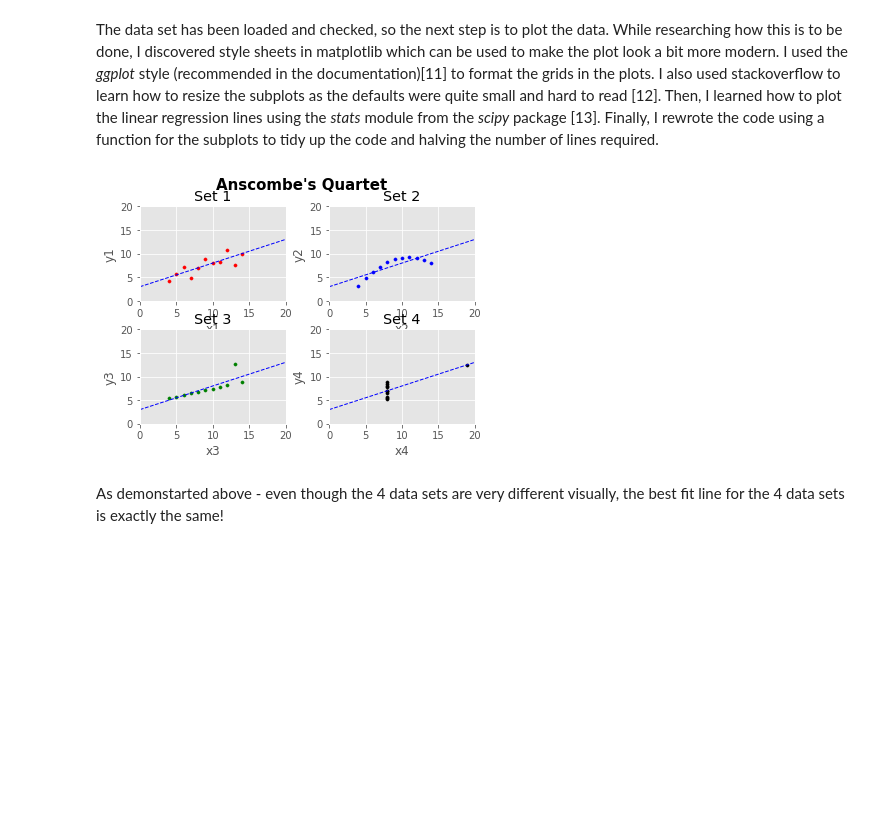
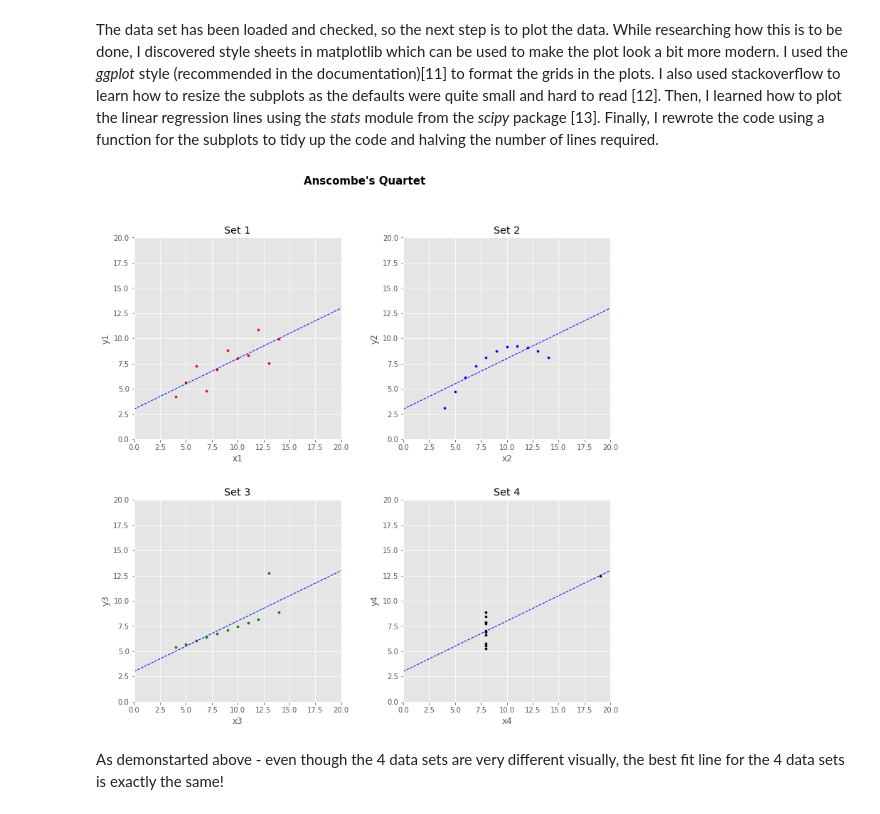
Before and after one commit to shkyler/gmit-foda-exercises, a Jupyter notebook: anscombes.ipynb, the cells around one changed output. Saved outputs shown, nothing was run; the diff lists cells and outputs as text; code cells hidden in the pictures; blank space fills up the shorter version.

Commit message:
updated the charts

```diff
--- a/anscombes.ipynb
+++ b/anscombes.ipynb
@@ -93,35 +93,35 @@ The data set has been loaded and checked, so the next step is to plot the data.
 # Add a title to the plot
 plt.suptitle("Anscombe's Quartet", fontsize=15, fontweight='bold')
 # Tidy up the plots - use more modern formatting (https://matplotlib.org/users/style_sheets.html)
 plt.style.use('ggplot')
 
 # Resize the plotting window to make it easier to read (https://stackoverflow.com/questions/36367986/how-to-make-inline-plots-in-jupyter-notebook-larger)
-plt.rcParams['figure.figsize'] = [12, 12]
+plt.rcParams['figure.figsize'] = [14, 14]
 
 # Define a function to create a 2 x 2 subplot and call it for each plot in the quartet
 def sub_plot2x2(x, y, pos, title, colour):
     # Plot Set 1
     plt.subplot(2, 2, pos, xlim=(0,20), ylim=(0,20), xlabel=(x), ylabel=(y), title=title)
     plt.scatter(df.loc[:, x], df.loc[:, y],c=colour, label=title, s=10)
     plt.grid(True)
     # Calculate the linear statistics using stats.linregress()
     slope, intercept, r_value, p_value, std_err = stats.linregress(df.loc[:, x], df.loc[:, y])
     # Create a range of x values from 0 to 20 (the size of the plot)
     x_vals = np.arange(0,20.1,0.1)
     # Calculate the y values using the slope and intercept calculted
     y_vals = slope * x_vals + intercept
     plt.plot(x_vals, y_vals, 'b-', linestyle='dashed',linewidth=1)
 
 sub_plot2x2('x1', 'y1', 1, 'Set 1', 'red')
 sub_plot2x2('x2', 'y2', 2, 'Set 2', 'blue')
 sub_plot2x2('x3', 'y3', 3, 'Set 3', 'green')
 sub_plot2x2('x4', 'y4', 4, 'Set 4', 'black')
 
 # Format the spacing between the 4 plots
 plt.subplots_adjust(wspace=0.3, hspace=0.3)
 plt.show()
 # %% [output]
-[figure, old version]
+[figure, new version]
 # %% [markdown]
 As demonstarted above - even though the 4 data sets are very different visually, the best fit line for the 4 data sets is exactly the same!
 # %% [markdown]
```
